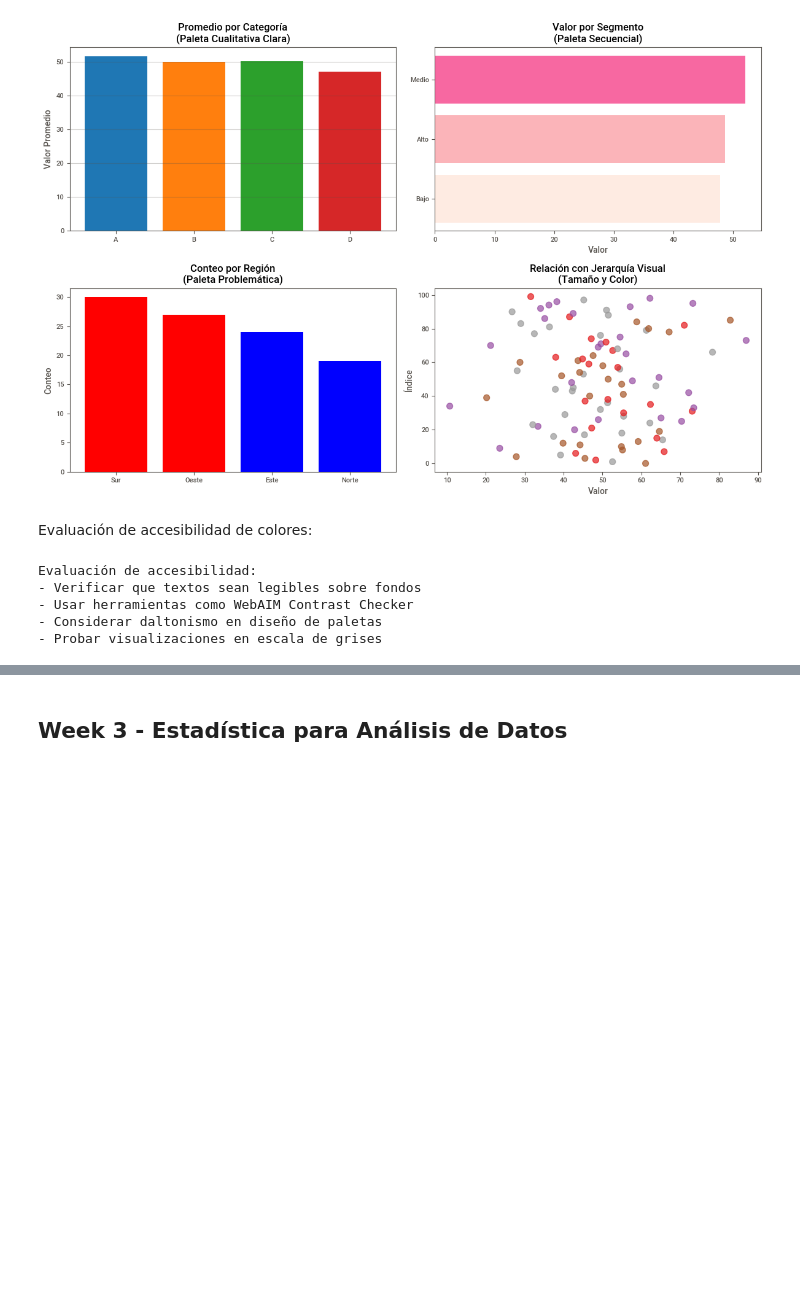
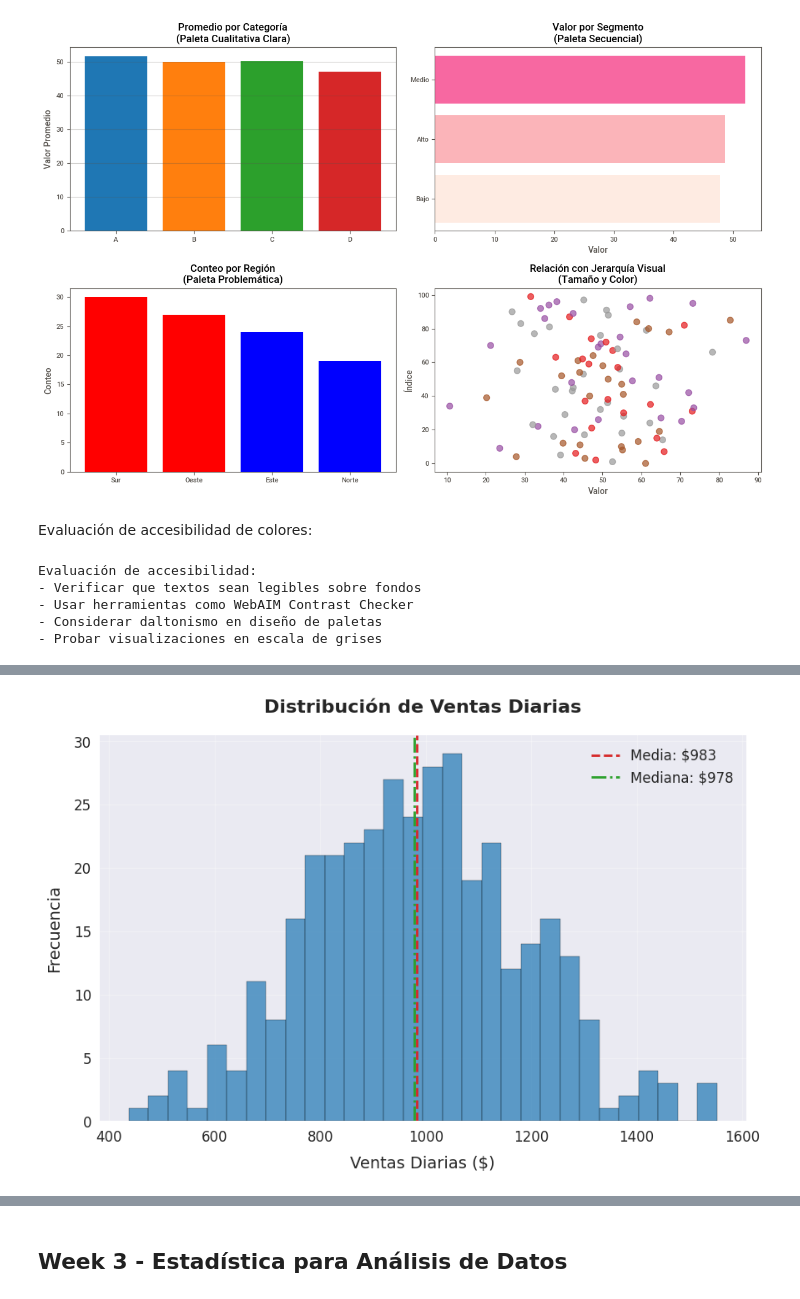
Before and after one commit to FeliProjects/talentops-activities, a Jupyter notebook: TalentOps_Month_2.ipynb, the cells around one changed output, grey strips where cells are left out. Saved outputs shown, nothing was run; the diff lists cells and outputs as text; code cells hidden in the pictures; blank space fills up the shorter version.

```diff
--- a/TalentOps_Month_2.ipynb
+++ b/TalentOps_Month_2.ipynb
@@ -1929,0 +2024,14 @@ Evaluación de accesibilidad:
+# %%
+# Paleta corporativa personalizada
+empresa_colors = {
+    'primary': '#1f77b4',      # Azul principal
+    'secondary': '#ff7f0e',    # Naranja
+    'accent': '#2ca02c',       # Verde
+    'warning': '#d62728',      # Rojo
+    'neutral': '#7f7f7f',      # Gris
+}
+
+# Función para obtener colores por categoría
+def get_category_colors(categories):
+    colors = plt.cm.Set3(np.linspace(0, 1, len(categories)))
+    return [mpl.colors.rgb2hex(c) for c in colors]
@@ -1929,0 +2127,30 @@ Evaluación de accesibilidad:
+# %%
+import numpy as np
+
+# Datos de ejemplo
+ventas_diarias = np.random.normal(1000, 200, 365)
+
+# Histograma básico
+fig, ax = plt.subplots(figsize=(10, 6))
+n, bins, patches = ax.hist(ventas_diarias, bins=30, alpha=0.7,
+                          color=empresa_colors['primary'], edgecolor='black')
+
+# Personalización profesional
+ax.set_title('Distribución de Ventas Diarias', fontweight='bold', pad=20)
+ax.set_xlabel('Ventas Diarias ($)', labelpad=10)
+ax.set_ylabel('Frecuencia', labelpad=10)
+ax.grid(True, alpha=0.3)
+
+# Añadir estadísticos de resumen
+media = np.mean(ventas_diarias)
+mediana = np.median(ventas_diarias)
+ax.axvline(media, color=empresa_colors['warning'], linestyle='--',
+           linewidth=2, label=f'Media: ${media:.0f}')
+ax.axvline(mediana, color=empresa_colors['accent'], linestyle='-.',
+           linewidth=2, label=f'Mediana: ${mediana:.0f}')
+
+ax.legend()
+plt.savefig('histograma_ventas.png', dpi=300, bbox_inches='tight')
+plt.show()
+# %% [output]
+[figure, added]
```
Also changed, not shown: parts of 82 cells of this notebook.
